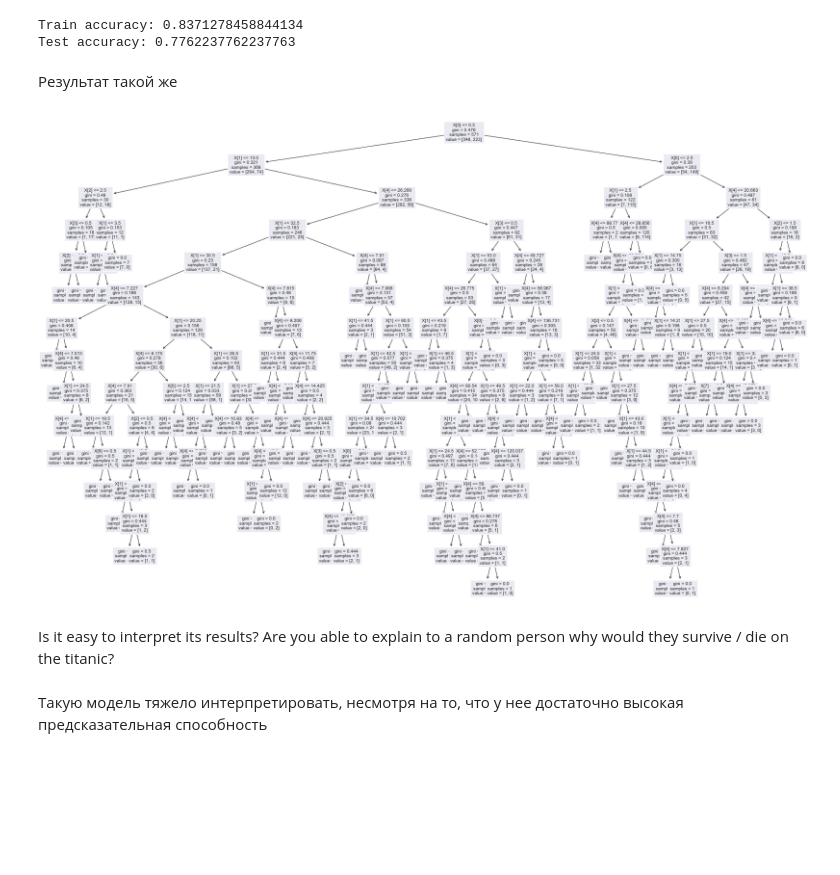
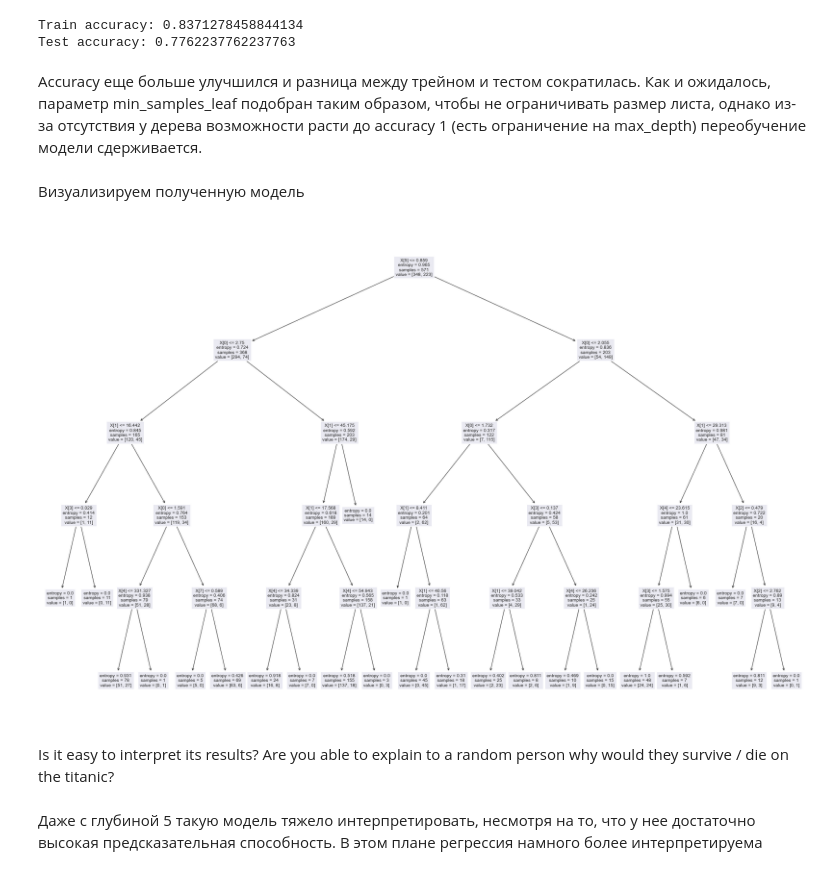
Before and after one commit to albert-bariev/rs-school-ml, a Jupyter notebook: 7_trees_and_ensembles.ipynb, the cells around one changed output. Drawn from its saved outputs; the diff is of its cells as text; code cells hidden in the pictures; blank space fills up the shorter version.

```diff
--- a/7_trees_and_ensembles.ipynb
+++ b/7_trees_and_ensembles.ipynb
@@ -862,5 +864,5 @@ Wall time: 518 ms
 # %%
-clf_random = DecisionTreeClassifier(criterion='entropy', splitter='random', max_depth=5, max_features=8, random_state=RANDOM_STATE)
+clf_random = DecisionTreeClassifier(criterion='entropy', splitter='random', max_depth=8, max_features=8, min_samples_leaf=5, random_state=RANDOM_STATE)
 clf_random.fit(X_train, y_train)
 print(f'Train accuracy: {accuracy_score(y_train, clf_random.predict(X_train))}')
 print(f'Test accuracy: {accuracy_score(y_test, clf_random.predict(X_test))}')
@@ -883,19 +885,21 @@ Wall time: 622 ms
 # %%
-clf_grid = DecisionTreeClassifier(criterion='entropy', splitter='random', max_depth=5, max_features=8, random_state=RANDOM_STATE)
+clf_grid = DecisionTreeClassifier(criterion='entropy', splitter='random', max_depth=5, max_features=8, min_samples_leaf=1, random_state=RANDOM_STATE)
 clf_grid.fit(X_train, y_train)
 print(f'Train accuracy: {accuracy_score(y_train, clf_grid.predict(X_train))}')
 print(f'Test accuracy: {accuracy_score(y_test, clf_grid.predict(X_test))}')
 # %% [output]
 Train accuracy: 0.8371278458844134
 Test accuracy: 0.7762237762237763
-# %% [markdown]
-Результат такой же
+# %% [markdown]
+Accuracy еще больше улучшился и разница между трейном и тестом сократилась. Как и ожидалось, параметр min_samples_leaf подобран таким образом, чтобы не ограничивать размер листа, однако из-за отсутствия у дерева возможности расти до accuracy 1 (есть ограничение на max_depth) переобучение модели сдерживается.
+# %% [markdown]
+Визуализируем полученную модель
 # %%
 plt.figure(figsize=(30,20))
-plot_tree(clf, fontsize=10);
+plot_tree(clf_grid, fontsize=10);
 # %% [output]
-[figure, old version]
+[figure, new version]
 # %% [markdown]
 Is it easy to interpret its results? Are you able to explain to a random person why would they survive / die on the titanic?
 # %% [markdown]
-Такую модель тяжело интерпретировать, несмотря на то, что у нее достаточно высокая предсказательная способность
+Даже с глубиной 5 такую модель тяжело интерпретировать, несмотря на то, что у нее достаточно высокая предсказательная способность. В этом плане регрессия намного более интерпретируема
```
Also changed, not shown: parts of 9 cells of this notebook.
